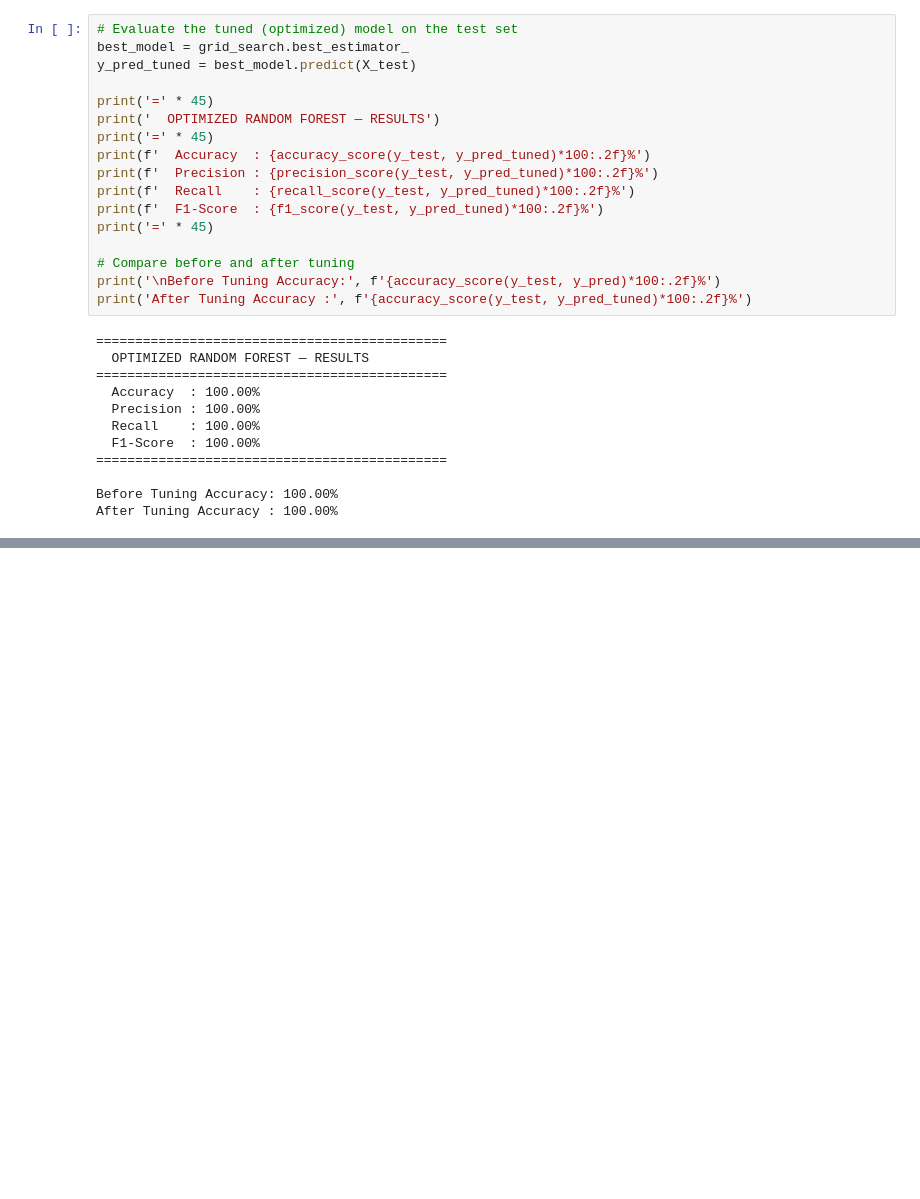
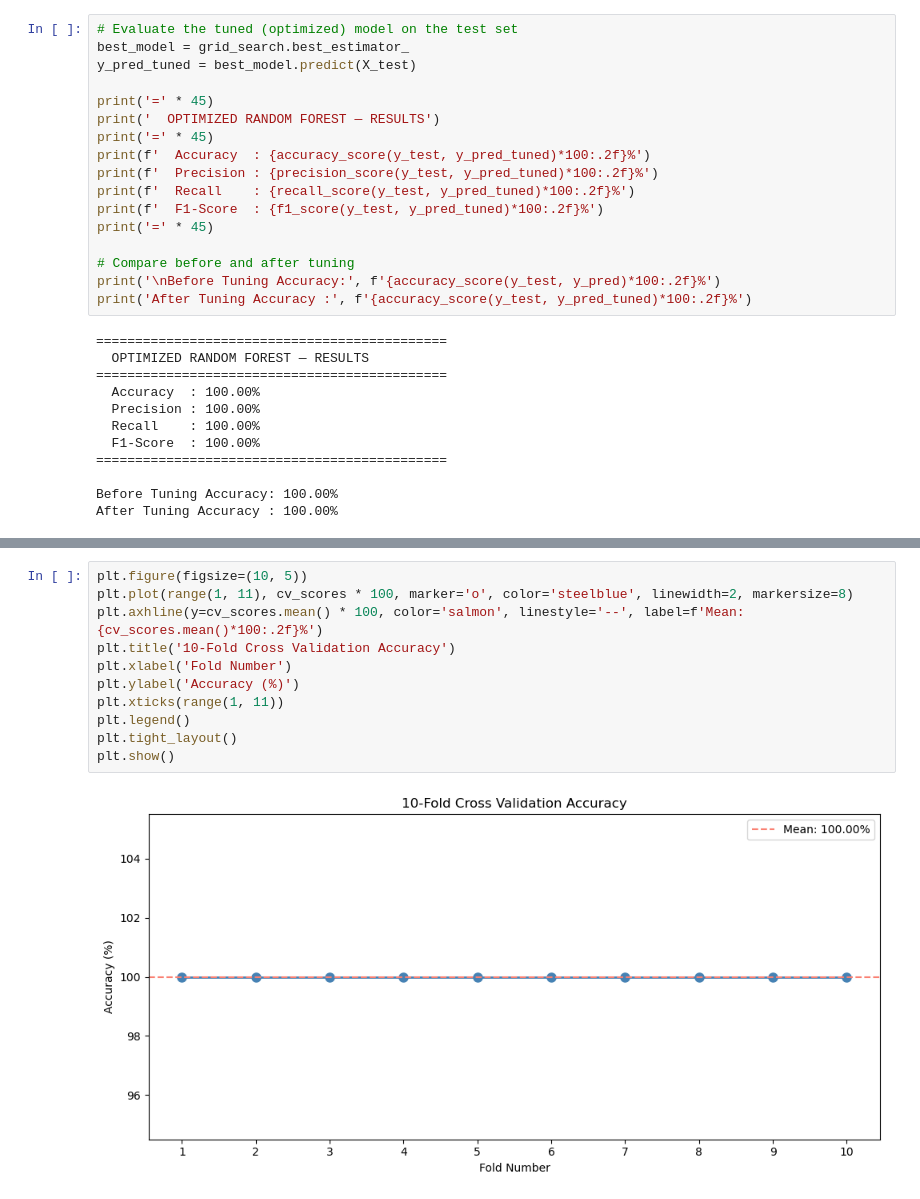
Before and after one commit to hashini2003-git/ml-heart-disease-assignment, a Jupyter notebook: IT22276278.ipynb, the cells around one changed output, grey strips where cells are left out. Saved outputs shown, nothing was run; the diff lists cells and outputs as text; blank space fills up the shorter version.

```diff
--- a/IT22276278.ipynb
+++ b/IT22276278.ipynb
@@ -243,0 +259,13 @@ print(f'Std Deviation : {cv_scores.std()*100:.2f}%')
+# %%
+plt.figure(figsize=(10, 5))
+plt.plot(range(1, 11), cv_scores * 100, marker='o', color='steelblue', linewidth=2, markersize=8)
+plt.axhline(y=cv_scores.mean() * 100, color='salmon', linestyle='--', label=f'Mean: {cv_scores.mean()*100:.2f}%')
+plt.title('10-Fold Cross Validation Accuracy')
+plt.xlabel('Fold Number')
+plt.ylabel('Accuracy (%)')
+plt.xticks(range(1, 11))
+plt.legend()
+plt.tight_layout()
+plt.show()
+# %% [output]
+[figure, added]
```
Also changed, not shown: parts of 2 cells of this notebook.
